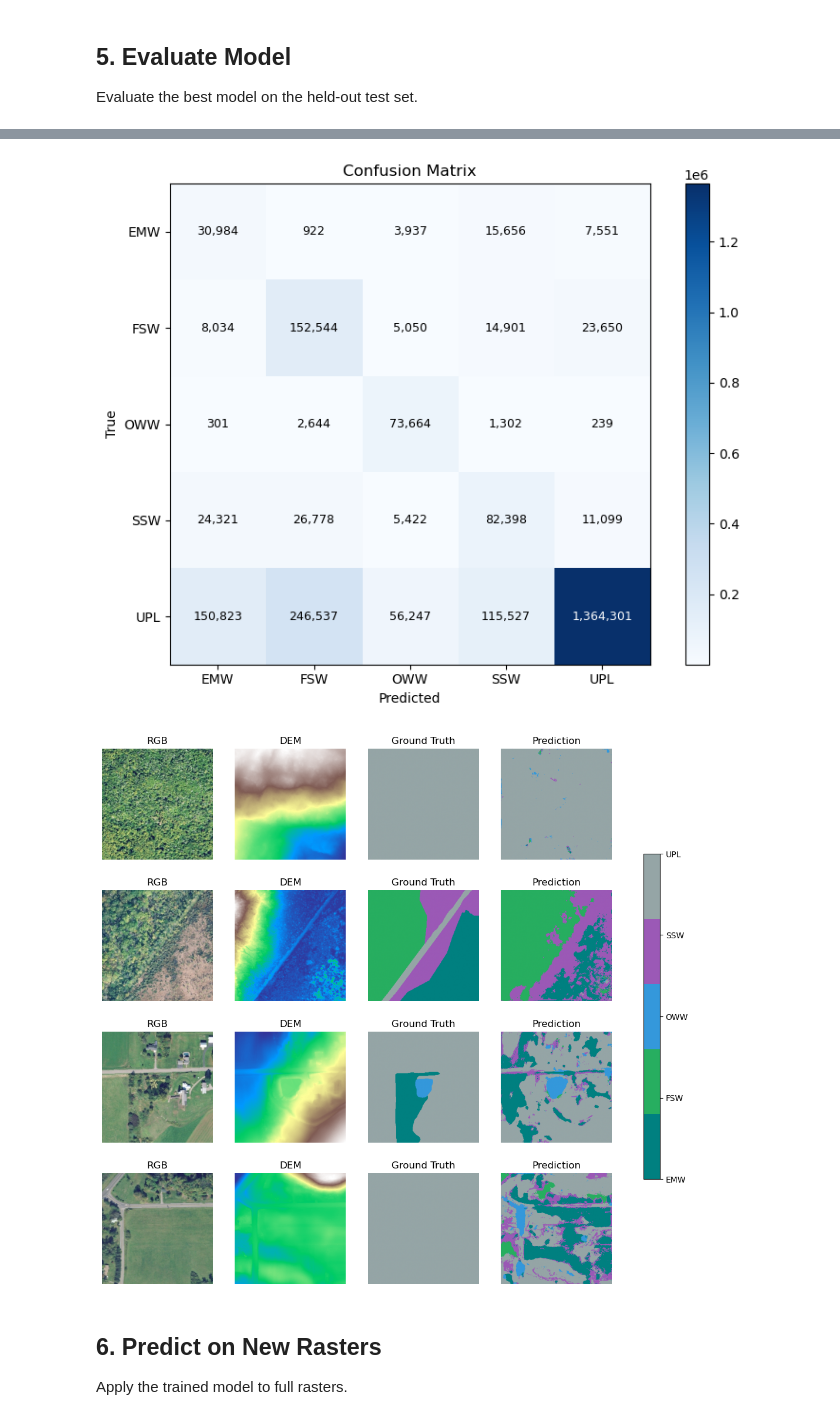
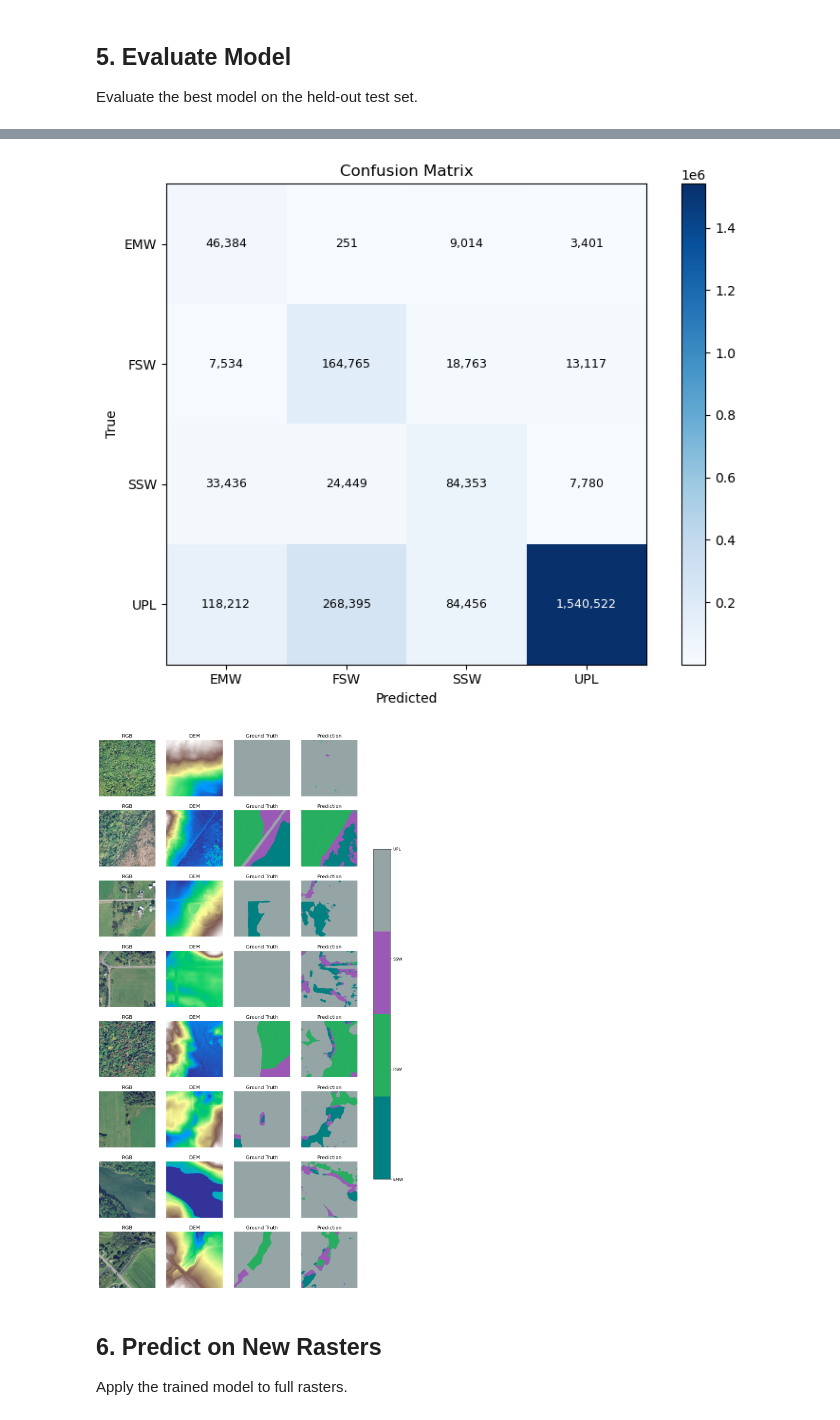
Before and after one commit to ajs0428/NYS_Wetlands_DL, a Jupyter notebook: Python_Code_Analysis/DL_Pipeline_v2/wetland_pipeline.ipynb, the cells around one changed output, grey strips where cells are left out. Cells and saved outputs as stored; diff of their text form; code cells hidden in the pictures.

Commit message:
wetland patches without open water

```diff
--- a/Python_Code_Analysis/DL_Pipeline_v2/wetland_pipeline.ipynb
+++ b/Python_Code_Analysis/DL_Pipeline_v2/wetland_pipeline.ipynb
@@ -55,7 +55,7 @@ Project root: /Users/Anthony/Data and Analysis Local/NYS_Wetlands_DL
 # Edit these paths and parameters as needed
 
 # Data paths
-PATCHES_DIR = PROJECT_ROOT / "Data" / "Training_Data" / "R_Patches"
+PATCHES_DIR = PROJECT_ROOT / "Data" / "Training_Data" / "R_Patches_NOW"
 STATS_PATH = PROJECT_ROOT / "Data" / "Training_Data" / "normalization_stats.json"
 MODELS_DIR = PROJECT_ROOT / "Models"
 
@@ -327,7 +325,7 @@ UNet(
 )
 # %%
 # === RUN TRAINING (Lightning — primary) ===
-# BATCH_SIZE = 8
+BATCH_SIZE = 8
 history = train_module.train(
     patches_dir=PATCHES_DIR,
     stats_path=STATS_PATH,
@@ -455,7 +453,7 @@ _, _, test_loader, _ = dataset_module.create_dataloaders(
 )
 
 model = eval_module.load_model(
-    MODELS_DIR / f'best_{CLASSIFICATION_MODE}-v3.ckpt',
+    MODELS_DIR / f'best_{CLASSIFICATION_MODE}-v5.ckpt',
     device=device,
     in_channels=in_channels,
     num_classes=NUM_CLASSES,
@@ -535,7 +533,7 @@ plt.tight_layout()
 plt.savefig(MODELS_DIR / f'confusion_matrix{MODE_SUFFIX}.png', dpi=150)
 plt.show()
 # %% [output]
-[figure, old version]
+[figure, new version]
 # %%
 # Visualize predictions on test samples
 X_test, y_test = next(iter(test_loader))
@@ -559,43 +557,43 @@ for name in stats["predictor_names"]:
         ch += 1
 
 # Plot: RGB | DEM | Ground Truth | Prediction
-n_samples = 4
+n_samples = 8
 fig, axes = plt.subplots(n_samples, 4, figsize=(14, 3 * n_samples))
-all_colors = ['#008080', '#27ae60', '#3498db', '#9b59b6', '#95a5a6']
+all_colors = ['#008080', '#27ae60', '#9b59b6', '#95a5a6']
 cmap = plt.cm.colors.ListedColormap(all_colors[:NUM_CLASSES])
 
 for i in range(n_samples):
     # RGB composite (already normalized to [0, 1])
     rgb = X_test[i, rgb_indices].numpy().transpose(1, 2, 0)
     axes[i, 0].imshow(rgb)
     axes[i, 0].set_title('RGB')
     axes[i, 0].axis('off')
 
     # DEM
     axes[i, 1].imshow(X_test[i, 0].cpu().numpy(), cmap='terrain')
     axes[i, 1].set_title('DEM')
     axes[i, 1].axis('off')
 
     # Ground truth
     axes[i, 2].imshow(y_test[i].numpy(), cmap=cmap, vmin=0, vmax=NUM_CLASSES - 1)
     axes[i, 2].set_title('Ground Truth')
     axes[i, 2].axis('off')
 
     # Prediction
     im = axes[i, 3].imshow(preds[i].numpy(), cmap=cmap, vmin=0, vmax=NUM_CLASSES - 1)
     axes[i, 3].set_title('Prediction')
     axes[i, 3].axis('off')
 
 # Legend
 cbar = plt.colorbar(im, ax=axes.ravel().tolist(), shrink=0.6)
 cbar.set_ticks(range(NUM_CLASSES))
 cbar.set_ticklabels(CLASS_NAMES)
 
 # plt.tight_layout()
 plt.savefig(MODELS_DIR / f'test_predictions{MODE_SUFFIX}.png', dpi=150)
 plt.show()
 # %% [output]
-[figure, old version]
+[figure, new version]
 # %% [markdown]
 ## 6. Predict on New Rasters
 
```
Also changed, not shown: parts of 12 cells of this notebook, 3 other files.
